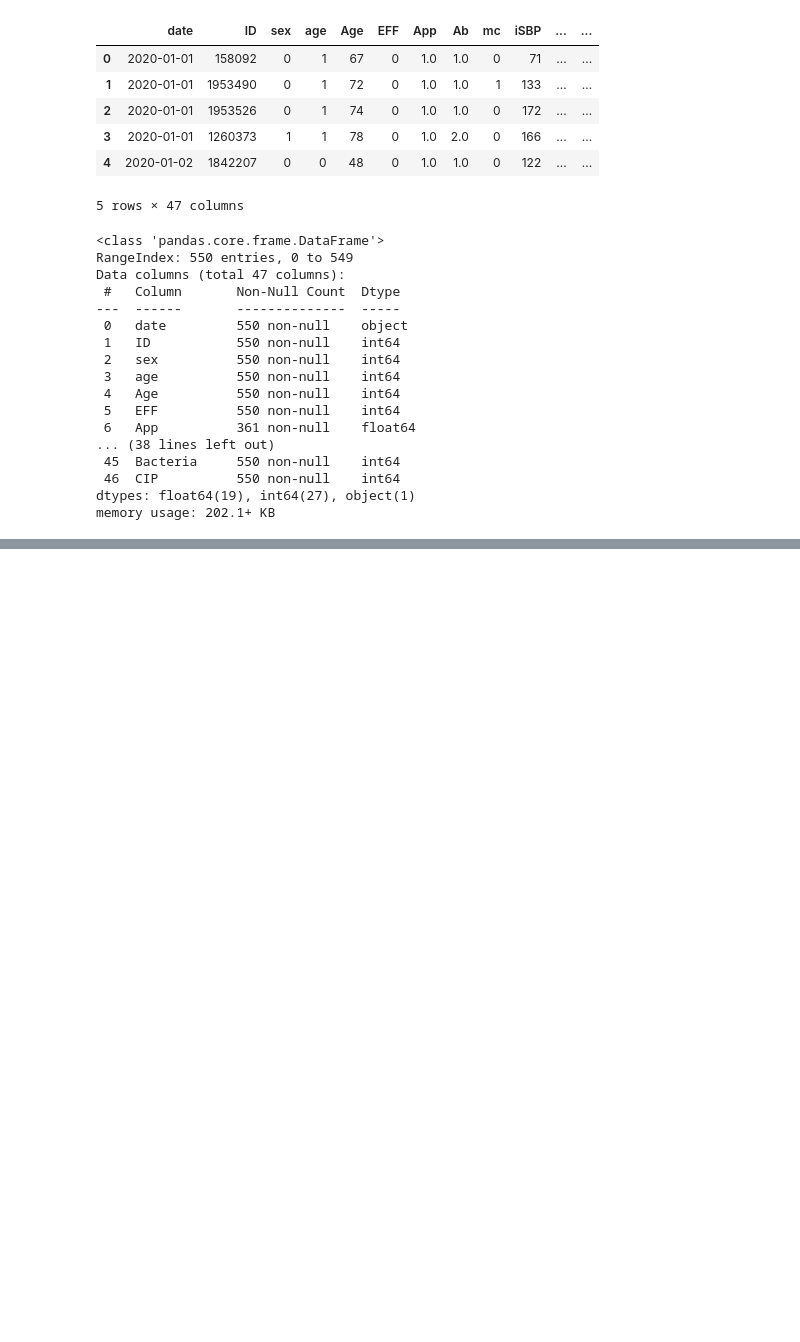
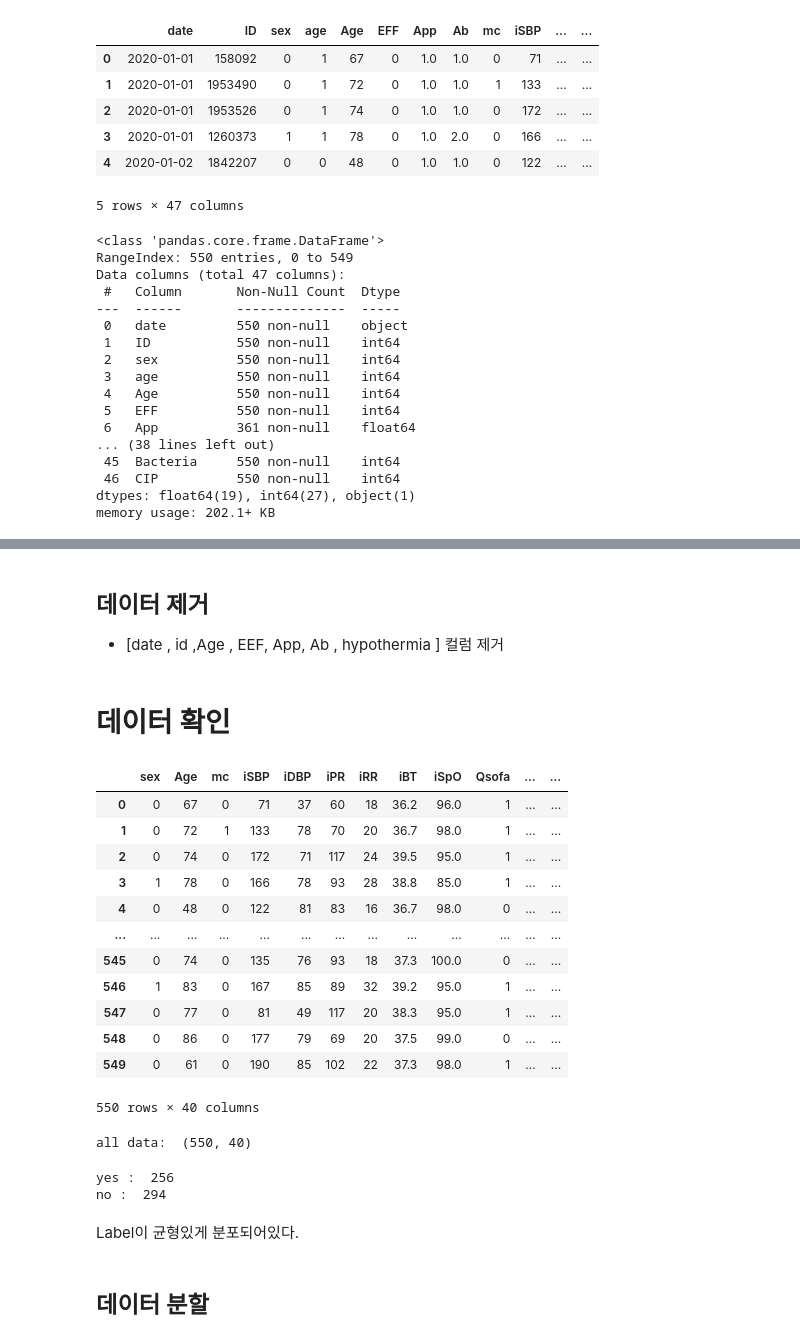
Before and after one commit to bub3690/22-1_multivariate, a Jupyter notebook: final_project/EDA.ipynb, the cells around one changed output, grey strips where cells are left out. Cells and saved outputs as stored; diff of their text form; code cells hidden in the pictures; blank space fills up the shorter version.

```diff
--- a/final_project/EDA.ipynb
+++ b/final_project/EDA.ipynb
@@ -141,0 +168,4 @@ X.describe()
+# %% [markdown]
+## 데이터 제거
+
+- [date , id ,Age , EEF, App, Ab , hypothermia ] 컬럼 제거
@@ -141,0 +174,33 @@ X.describe()
+# %% [markdown]
+# 데이터 확인
+# %%
+X
+# %% [output]
+|  | sex | Age | mc | iSBP | iDBP | iPR | iRR | iBT | iSpO | Qsofa | ... | ... |
+| 0 | 0 | 67 | 0 | 71 | 37 | 60 | 18 | 36.2 | 96.0 | 1 | ... | ... |
+| 1 | 0 | 72 | 1 | 133 | 78 | 70 | 20 | 36.7 | 98.0 | 1 | ... | ... |
+| 2 | 0 | 74 | 0 | 172 | 71 | 117 | 24 | 39.5 | 95.0 | 1 | ... | ... |
+| 3 | 1 | 78 | 0 | 166 | 78 | 93 | 28 | 38.8 | 85.0 | 1 | ... | ... |
+| 4 | 0 | 48 | 0 | 122 | 81 | 83 | 16 | 36.7 | 98.0 | 0 | ... | ... |
+| ... | ... | ... | ... | ... | ... | ... | ... | ... | ... | ... | ... | ... |
+| 545 | 0 | 74 | 0 | 135 | 76 | 93 | 18 | 37.3 | 100.0 | 0 | ... | ... |
+| 546 | 1 | 83 | 0 | 167 | 85 | 89 | 32 | 39.2 | 95.0 | 1 | ... | ... |
+| 547 | 0 | 77 | 0 | 81 | 49 | 117 | 20 | 38.3 | 95.0 | 1 | ... | ... |
+| 548 | 0 | 86 | 0 | 177 | 79 | 69 | 20 | 37.5 | 99.0 | 0 | ... | ... |
+| 549 | 0 | 61 | 0 | 190 | 85 | 102 | 22 | 37.3 | 98.0 | 1 | ... | ... |
+550 rows × 40 columns
+# %%
+#차원 확인
+print("all data: ",X.shape)
+# %% [output]
+all data:  (550, 40)
+# %%
+print("yes : ",sum(X['CIP']==1))
+print("no : ",sum(X['CIP']==0))
+# %% [output]
+yes :  256
+no :  294
+# %% [markdown]
+Label이 균형있게 분포되어있다.
+# %% [markdown]
+## 데이터 분할
```
Also changed, not shown: parts of 19 cells of this notebook, 1 other file.
